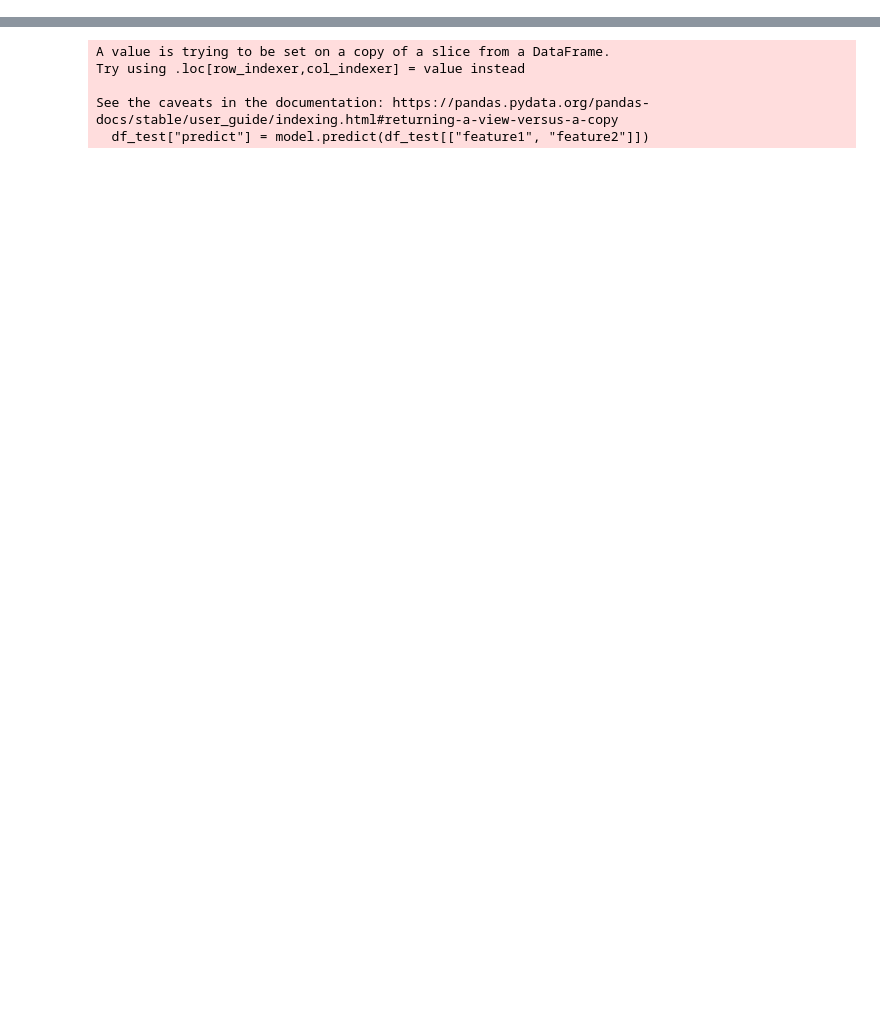
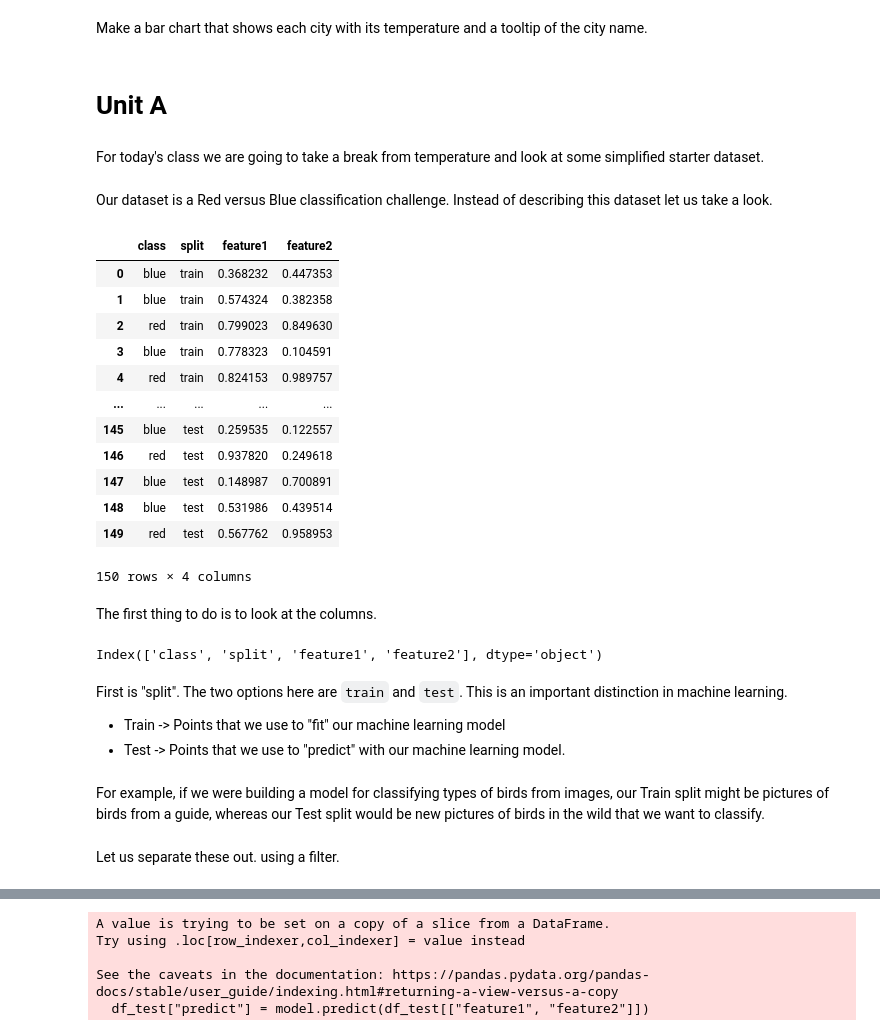
Before and after one commit to srush/BT-AI, a Jupyter notebook: notebooks/module4.notebook.ipynb, the cells around one changed output, grey strips where cells are left out. Drawn from its saved outputs; the diff is of its cells as text; code cells hidden in the pictures; blank space fills up the shorter version.

```diff
--- a/notebooks/module4.notebook.ipynb
+++ b/notebooks/module4.notebook.ipynb
@@ -64,0 +89,2 @@ Predict
+# %% [markdown]
+Make a bar chart that shows each city with its temperature and a tooltip of the city name.
@@ -64,0 +94,43 @@ Predict
+# %% [markdown]
+# Unit A
+# %% [markdown]
+For today's class we are going to take a break from temperature and
+look at some simplified starter dataset.
+# %% [markdown]
+Our dataset is a Red versus Blue classification challenge. Instead of
+describing this dataset let us take a look.
+# %%
+df = pd.read_csv("https://srush.github.io/BT-AI/notebooks/simple.csv")
+df
+# %% [output]
+|  | class | split | feature1 | feature2 |
+| 0 | blue | train | 0.368232 | 0.447353 |
+| 1 | blue | train | 0.574324 | 0.382358 |
+| 2 | red | train | 0.799023 | 0.849630 |
+| 3 | blue | train | 0.778323 | 0.104591 |
+| 4 | red | train | 0.824153 | 0.989757 |
+| ... | ... | ... | ... | ... |
+| 145 | blue | test | 0.259535 | 0.122557 |
+| 146 | red | test | 0.937820 | 0.249618 |
+| 147 | blue | test | 0.148987 | 0.700891 |
+| 148 | blue | test | 0.531986 | 0.439514 |
+| 149 | red | test | 0.567762 | 0.958953 |
+150 rows × 4 columns
+# %% [markdown]
+The first thing to do is to look at the columns.
+# %%
+df.columns
+# %% [output]
+Index(['class', 'split', 'feature1', 'feature2'], dtype='object')
+# %% [markdown]
+First is "split". The two options here are `train` and `test`. This is an important
+distinction in machine learning.
+
+* Train -> Points that we use to "fit" our machine learning model
+* Test ->  Points that we use to "predict" with our machine learning model.
+# %% [markdown]
+For example, if we were building a model for classifying types of birds from images,
+our Train split might be pictures of birds from a guide, whereas our Test split
+would be new pictures of birds in the wild that we want to classify.
+# %% [markdown]
+Let us separate these out. using a filter.
```
Also changed, not shown: parts of 183 cells of this notebook.
